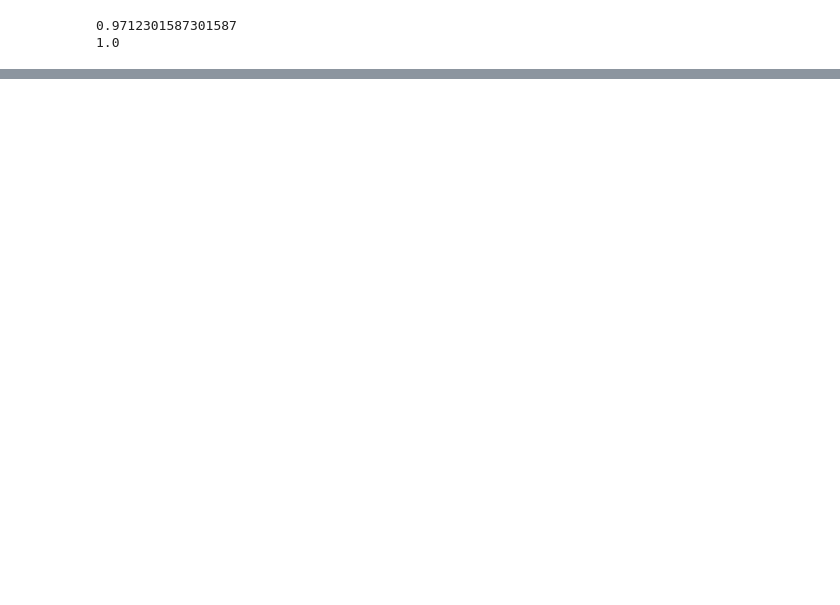
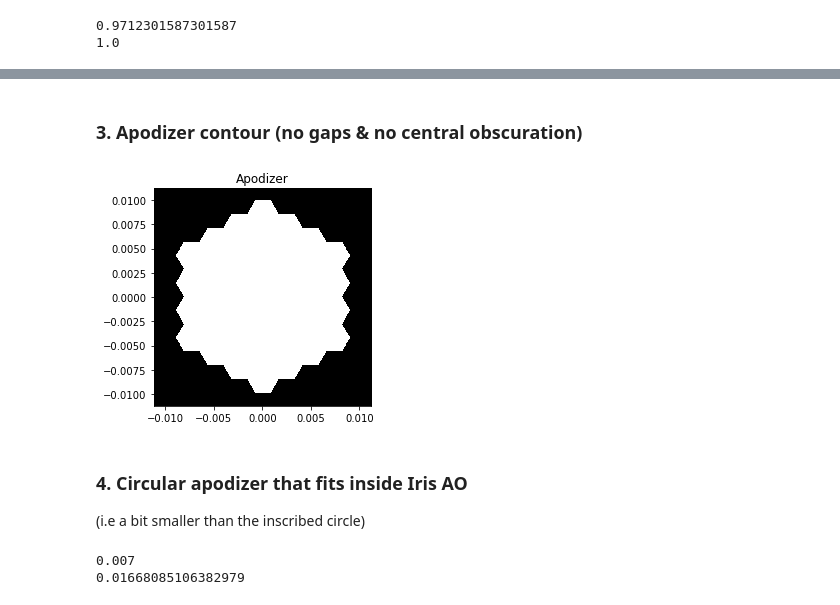
Before and after one commit to spacetelescope/aplc_optimization, a Jupyter notebook: HicatApertureGenerationPython.ipynb, the cells around one changed output, grey strips where cells are left out. Cells and saved outputs as stored; diff of their text form; code cells hidden in the pictures; blank space fills up the shorter version.

Commit message:
Adding HiCAT aperture experiments to ap generation notebook

```diff
--- a/HicatApertureGenerationPython.ipynb
+++ b/HicatApertureGenerationPython.ipynb
@@ -343,0 +412,33 @@ for gray in [True]:
+# %% [markdown]
+### 3. Apodizer contour (no gaps & no central obscuration)
+# %%
+def p3_apodizer_contour():
+
+    segment = hexagonal_aperture(p3_apodizer_size / 7 / np.sqrt(3) * 2, np.pi / 2)
+    distance_between_segments = p3_apodizer_size / 7
+    segment_positions = make_hexagonal_grid(distance_between_segments, 3)
+    contour = make_segmented_aperture(segment, segment_positions)
+
+    def aper(grid):
+        return contour(grid)
+    return aper
+
+apodizer_contour = evaluate_supersampled(p3_apodizer_contour(), g.scaled(gamma_31 / gamma_21), supersampling)
+plt.figure()
+plt.title('Apodizer')
+imshow_field(apodizer_contour, cmap='gray')
+plt.show()
+
+p3_apodizer_size = 19.725e-3 # m
+# %% [output]
+[figure, added]
+# %% [markdown]
+### 4. Circular apodizer that fits inside Iris AO
+(i.e a bit smaller than the inscribed circle)
+# %%
+print(p2_irisao_inscribed_circle_size)
+p3_irisao_inscribed_circle_size = p2_irisao_inscribed_circle_size * gamma_31 / gamma_21
+print(p3_irisao_inscribed_circle_size)
+# %% [output]
+0.007
+0.01668085106382979
```
Also changed, not shown: parts of 13 cells of this notebook.
